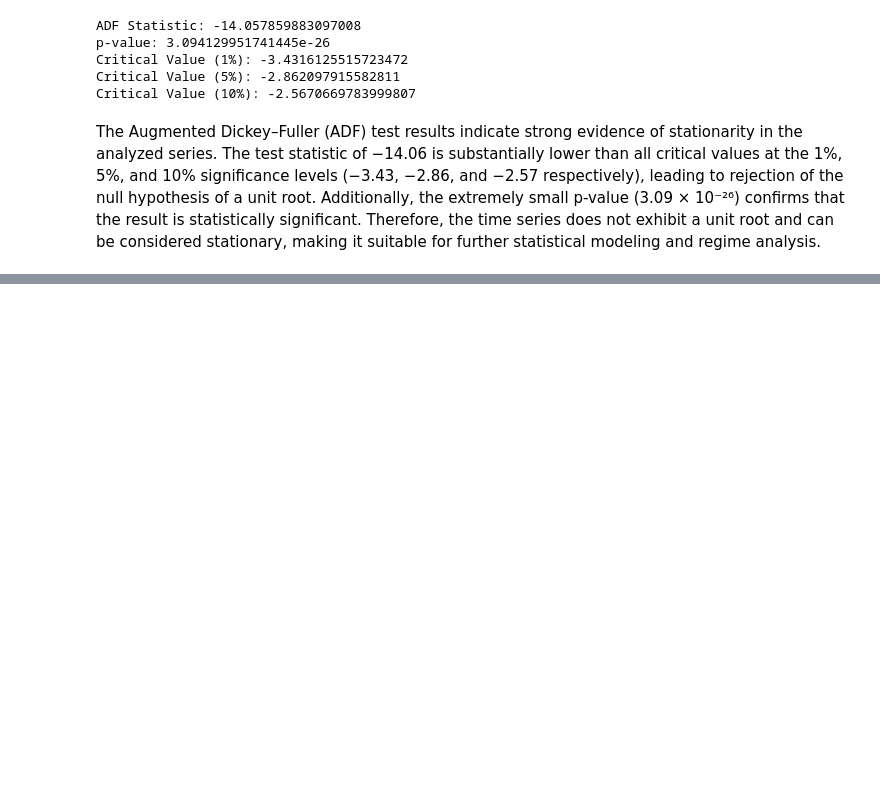
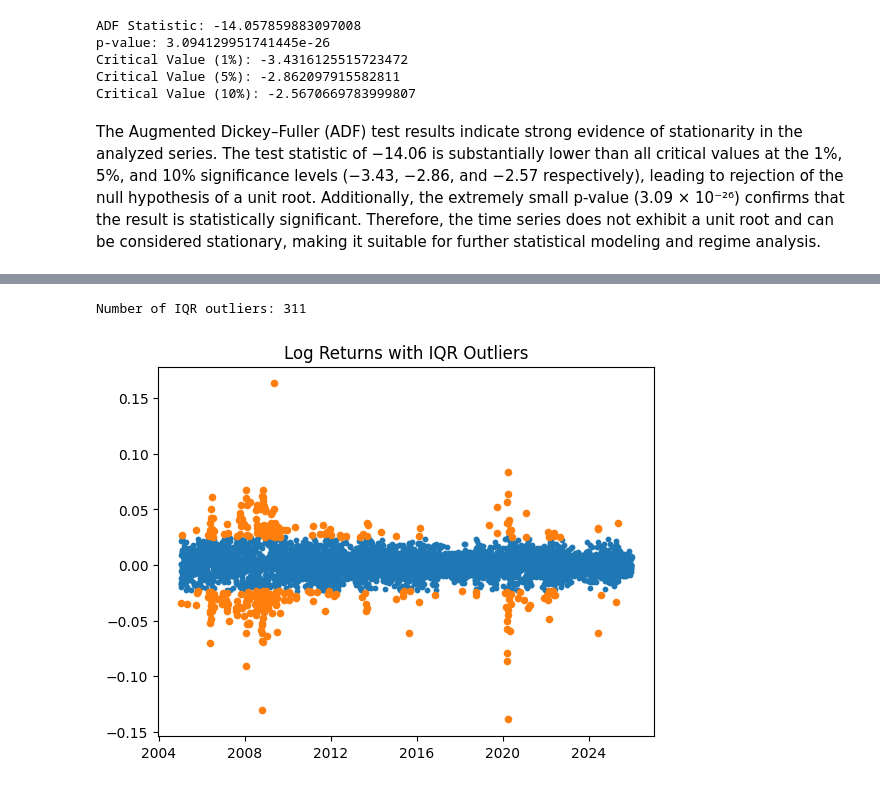
Before and after one commit to radhikakumar0705/financial-regime-analysis, a Jupyter notebook: eda.ipynb, the cells around one changed output, grey strips where cells are left out. Cells and saved outputs as stored; diff of their text form; code cells hidden in the pictures; blank space fills up the shorter version.

```diff
--- a/eda.ipynb
+++ b/eda.ipynb
@@ -403,0 +441,14 @@ The Augmented Dickey–Fuller (ADF) test results indicate strong evidence of sta
+# %%
+
+df["log_return"] = pd.to_numeric(df["log_return"], errors="coerce")
+df = df.replace([np.inf, -np.inf], np.nan)
+df = df.dropna(subset=["log_return"])
+
+mean = df["log_return"].mean()
+std = df["log_return"].std()
+
+df["z_score"] = (df["log_return"] - mean) / std
+
+z_outliers = df[np.abs(df["z_score"]) > 3]
+
+print("Number of Z-score outliers:", len(z_outliers))
@@ -403,0 +491,30 @@ The Augmented Dickey–Fuller (ADF) test results indicate strong evidence of sta
+# %%
+Q1 = df["log_return"].quantile(0.25)
+Q3 = df["log_return"].quantile(0.75)
+IQR = Q3 - Q1
+
+lower_bound = Q1 - 1.5 * IQR
+upper_bound = Q3 + 1.5 * IQR
+
+iqr_outliers = df[
+    (df["log_return"] < lower_bound) |
+    (df["log_return"] > upper_bound)
+]
+
+print("Number of IQR outliers:", len(iqr_outliers))
+# %% [output]
+Number of IQR outliers: 311
+# %%
+plt.figure()
+plt.scatter(df["trade_date"], df["log_return"], s=10)
+
+plt.scatter(
+    iqr_outliers["trade_date"],
+    iqr_outliers["log_return"],
+    s=20
+)
+
+plt.title("Log Returns with IQR Outliers")
+plt.show()
+# %% [output]
+[figure, added]
```
Also changed, not shown: parts of 6 cells of this notebook, 4 other files.
